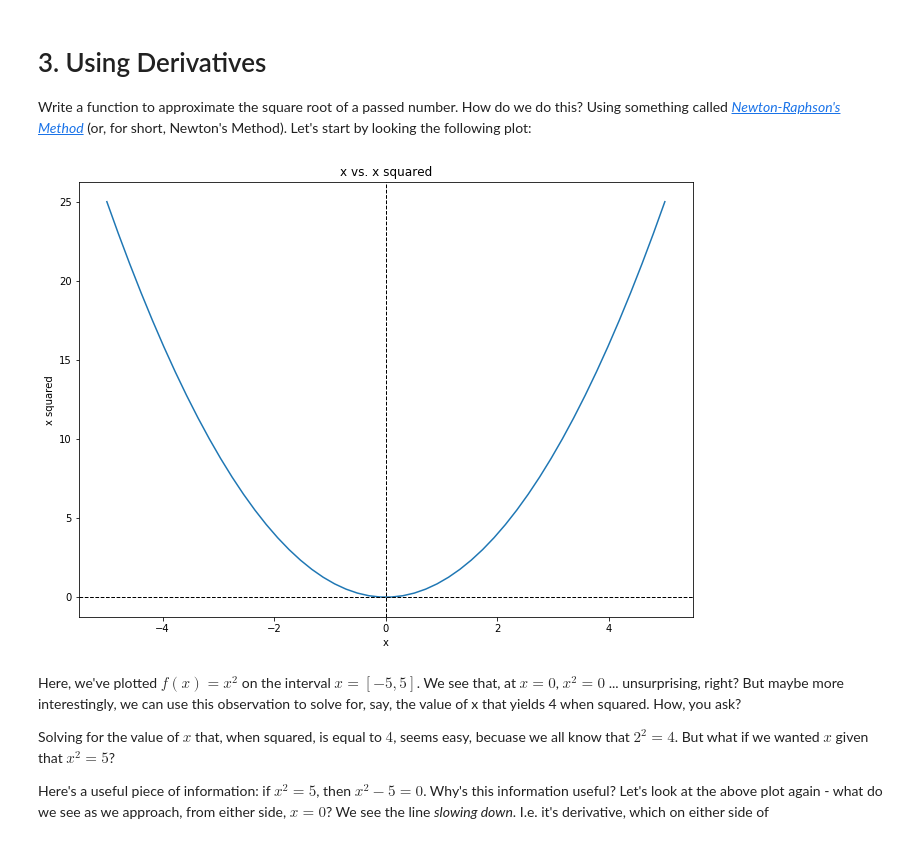
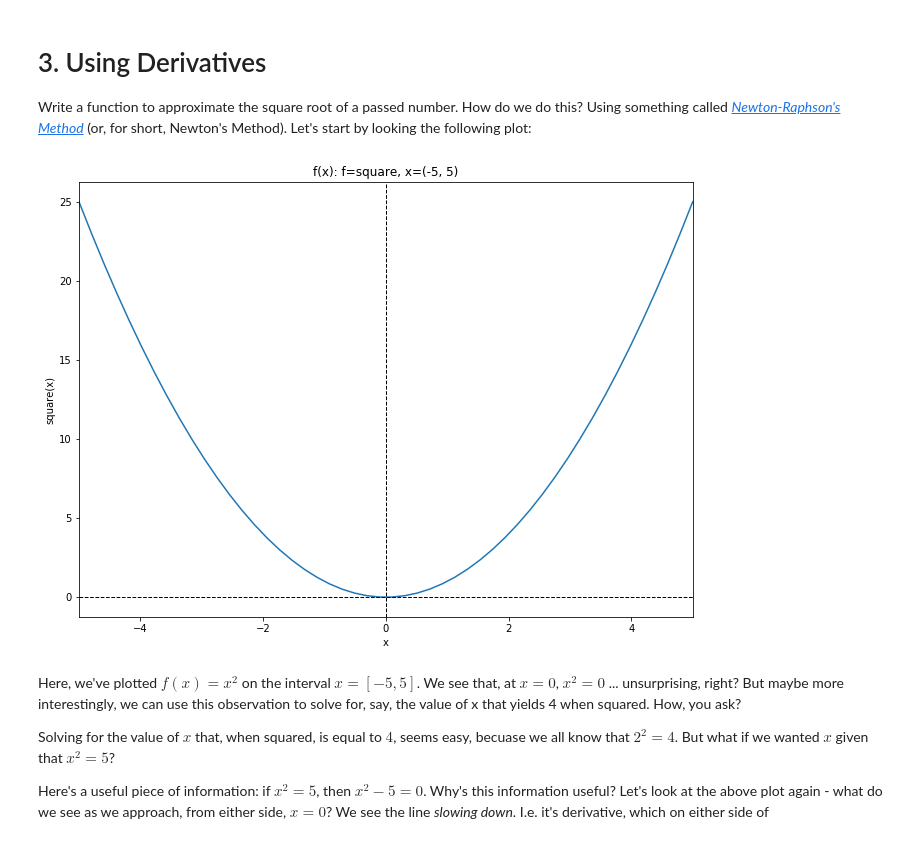
Before and after one commit to contently/math_class, a Jupyter notebook: calculus_derivatives.ipynb, the cells around one changed output. Saved outputs shown, nothing was run; the diff lists cells and outputs as text; code cells hidden in the pictures.

```diff
--- a/calculus_derivatives.ipynb
+++ b/calculus_derivatives.ipynb
@@ -346,27 +346,29 @@ Finally, plugging our result for $\large \frac{d}{dt} \small (t^2)$ in for $?$ i
 
 Write a function to approximate the square root of a passed number. How do we do this? Using something called *[Newton-Raphson's Method](https://en.wikipedia.org/wiki/Newton%27s_method)* (or, for short, Newton's Method). Let's start by looking the following plot:
 # %%
-def plot_x_squared(minus=0):
+def plot_func(func, domain=(-5, 5), **plot_kwargs):
     fig = plt.figure(figsize=(11, 8))
     ax = fig.subplots(1)
 
-    x = np.linspace(-5, 5)
+    x = np.linspace(*domain)
 
-    plot = plt.plot(x, np.square(x - minus))
+    plot = plt.plot(x, func(x), **plot_kwargs)
 
-    xlab = fig.axes[0].set_xlabel("x")
-    ylab = fig.axes[0].set_ylabel("x squared")
+    xlab = ax.set_xlabel("x")
+    ylab = ax.set_ylabel(f"{func.__name__}(x)")
+
+    xlim = ax.set_xlim(*domain)
 
     xorigin = plt.axvline(color="black", linestyle="--", linewidth=1)
     yorigin = plt.axhline(color="black", linestyle="--", linewidth=1)
 
-    title = plt.title("x vs. x squared")
+    title = plt.title(f"f(x): f={func.__name__}, x={domain}")
 
     return ax
-# %%
-ax = plot_x_squared()
-# %% [output]
-[figure, removed]
+# %%
+ax = plot_func(func=np.square)
+# %% [output]
+[figure, added]
 # %% [markdown]
 Here, we've plotted $f(x) = x^2$ on the interval $x=[-5, 5]$. We see that, at $x = 0$, $x^2 = 0$ ... unsurprising, right? But maybe more interestingly, we can use this observation to solve for, say, the value of x that yields 4 when squared. How, you ask?
 
```
Also changed, not shown: parts of 13 cells of this notebook.
